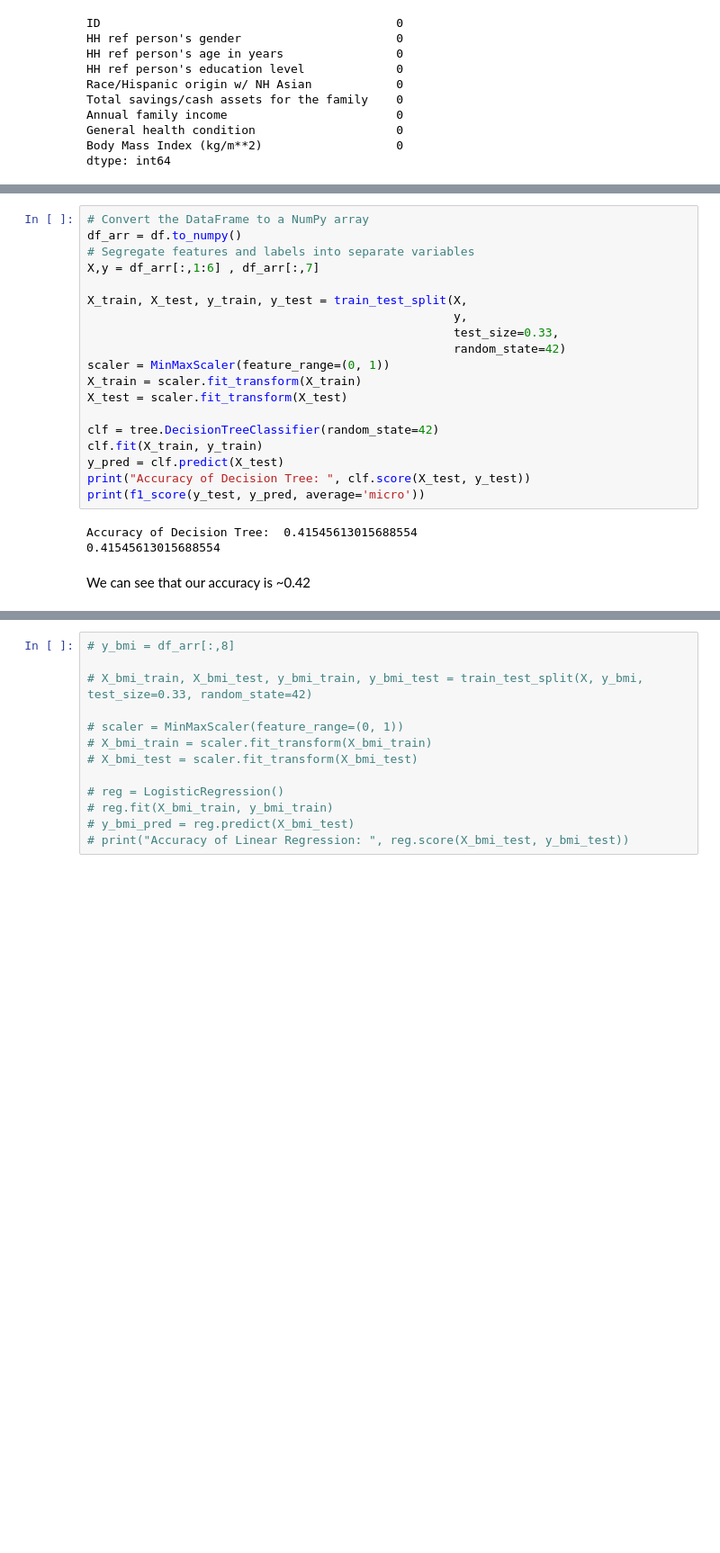
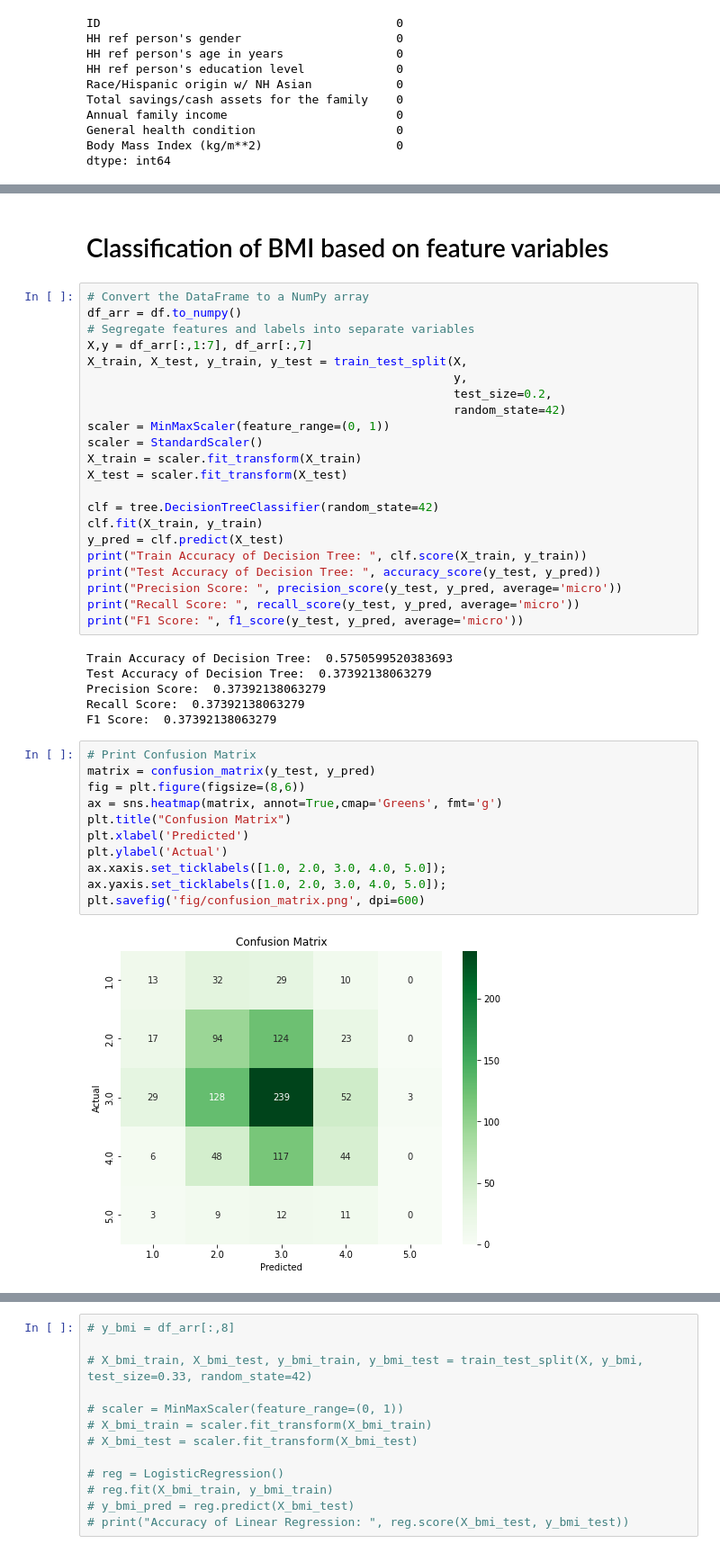
Before and after one commit to nickdlc/CSc460-Project, a Jupyter notebook: Preliminary_Analysis.ipynb, the cells around one changed output, grey strips where cells are left out. Shown at 90% size. Cells and saved outputs as stored; diff of their text form; blank space fills up the shorter version.

```diff
--- a/Preliminary_Analysis.ipynb
+++ b/Preliminary_Analysis.ipynb
@@ -641,24 +663,43 @@ dtype: int64
+# %% [markdown]
+# Classification of BMI based on feature variables
 # %%
 # Convert the DataFrame to a NumPy array
 df_arr = df.to_numpy()
 # Segregate features and labels into separate variables
-X,y = df_arr[:,1:6] , df_arr[:,7]
-
+X,y = df_arr[:,1:7], df_arr[:,7]
 X_train, X_test, y_train, y_test = train_test_split(X,
                                                     y,
-                                                    test_size=0.33,
+                                                    test_size=0.2,
                                                     random_state=42)
 scaler = MinMaxScaler(feature_range=(0, 1))
+scaler = StandardScaler()
 X_train = scaler.fit_transform(X_train)
 X_test = scaler.fit_transform(X_test)
 
 clf = tree.DecisionTreeClassifier(random_state=42)
 clf.fit(X_train, y_train)
 y_pred = clf.predict(X_test)
-print("Accuracy of Decision Tree: ", clf.score(X_test, y_test))
-print(f1_score(y_test, y_pred, average='micro'))
+print("Train Accuracy of Decision Tree: ", clf.score(X_train, y_train))
+print("Test Accuracy of Decision Tree: ", accuracy_score(y_test, y_pred))
+print("Precision Score: ", precision_score(y_test, y_pred, average='micro'))
+print("Recall Score: ", recall_score(y_test, y_pred, average='micro'))
+print("F1 Score: ", f1_score(y_test, y_pred, average='micro'))
 # %% [output]
-Accuracy of Decision Tree:  0.41545613015688554
-0.41545613015688554
+Train Accuracy of Decision Tree:  0.5750599520383693
+Test Accuracy of Decision Tree:  0.37392138063279
+Precision Score:  0.37392138063279
+Recall Score:  0.37392138063279
+F1 Score:  0.37392138063279
-# %% [markdown]
-We can see that our accuracy is ~0.42
+# %%
+# Print Confusion Matrix
+matrix = confusion_matrix(y_test, y_pred)
+fig = plt.figure(figsize=(8,6))
+ax = sns.heatmap(matrix, annot=True,cmap='Greens', fmt='g')
+plt.title("Confusion Matrix")
+plt.xlabel('Predicted')
+plt.ylabel('Actual')
+ax.xaxis.set_ticklabels([1.0, 2.0, 3.0, 4.0, 5.0]);
+ax.yaxis.set_ticklabels([1.0, 2.0, 3.0, 4.0, 5.0]);
+plt.savefig('fig/confusion_matrix.png', dpi=600)
+# %% [output]
+[figure, added]
```
Also changed, not shown: parts of 14 cells of this notebook, 7 other files.
